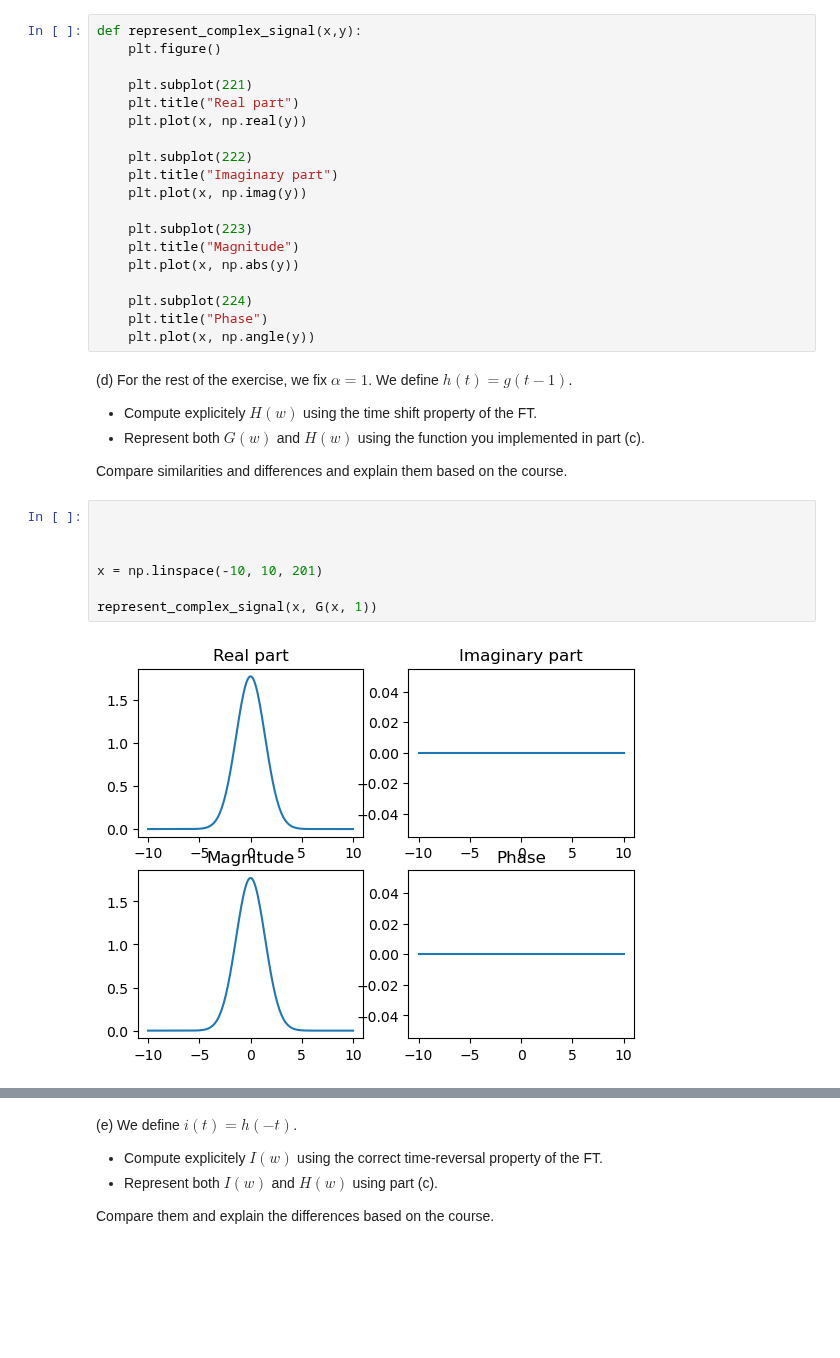
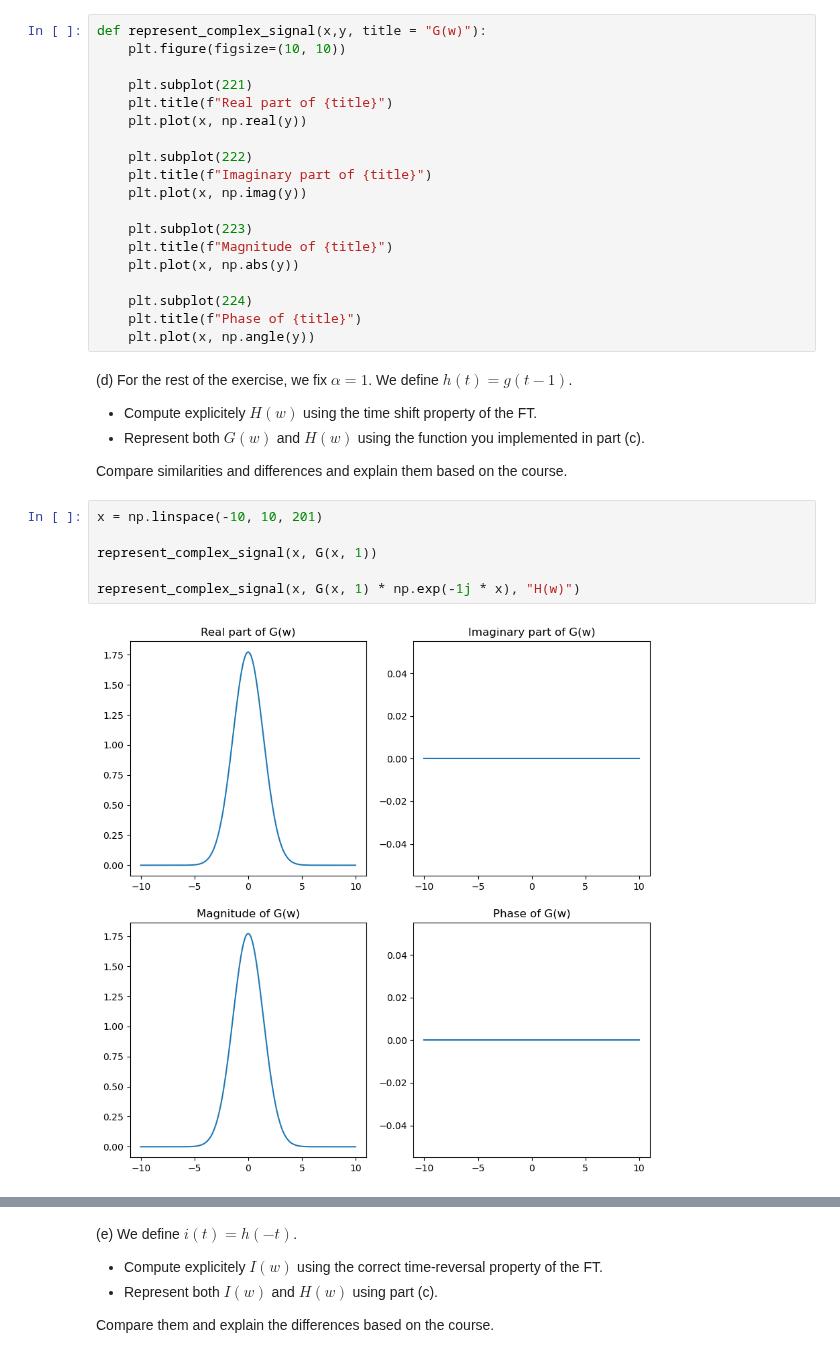
Before and after one commit to Arkanthara/digital_image_processing, a Jupyter notebook: TP8_FS_and_FT.ipynb, the cells around one changed output, grey strips where cells are left out. Drawn from its saved outputs; the diff is of its cells as text; blank space fills up the shorter version.

```diff
--- a/TP8_FS_and_FT.ipynb
+++ b/TP8_FS_and_FT.ipynb
@@ -449,23 +475,23 @@ The function should plot four different representations of the pairs $(x, y)$. N
 - Magnitude : using the pair $(x, $ *np.abs*$(y))$
 - Phase : using the pair $(x, $ *np.angle*$(y))$
 # %%
-def represent_complex_signal(x,y):
-    plt.figure()
+def represent_complex_signal(x,y, title = "G(w)"):
+    plt.figure(figsize=(10, 10))
 
     plt.subplot(221)
-    plt.title("Real part")
+    plt.title(f"Real part of {title}")
     plt.plot(x, np.real(y))
 
     plt.subplot(222)
-    plt.title("Imaginary part")
+    plt.title(f"Imaginary part of {title}")
     plt.plot(x, np.imag(y))
 
     plt.subplot(223)
-    plt.title("Magnitude")
+    plt.title(f"Magnitude of {title}")
     plt.plot(x, np.abs(y))
 
     plt.subplot(224)
-    plt.title("Phase")
+    plt.title(f"Phase of {title}")
     plt.plot(x, np.angle(y))
 # %% [markdown]
 (d) For the rest of the exercise, we fix $\alpha = 1$. We define $h(t) = g(t-1)$.
@@ -476,11 +502,10 @@ def represent_complex_signal(x,y):
 
 Compare similarities and differences and explain them based on the course.
 # %%
-
-
-
 x = np.linspace(-10, 10, 201)
 
 represent_complex_signal(x, G(x, 1))
+
+represent_complex_signal(x, G(x, 1) * np.exp(-1j * x), "H(w)")
 # %% [output]
-[figure, old version]
+[figure, new version]
```
Also changed, not shown: parts of 10 cells of this notebook.
